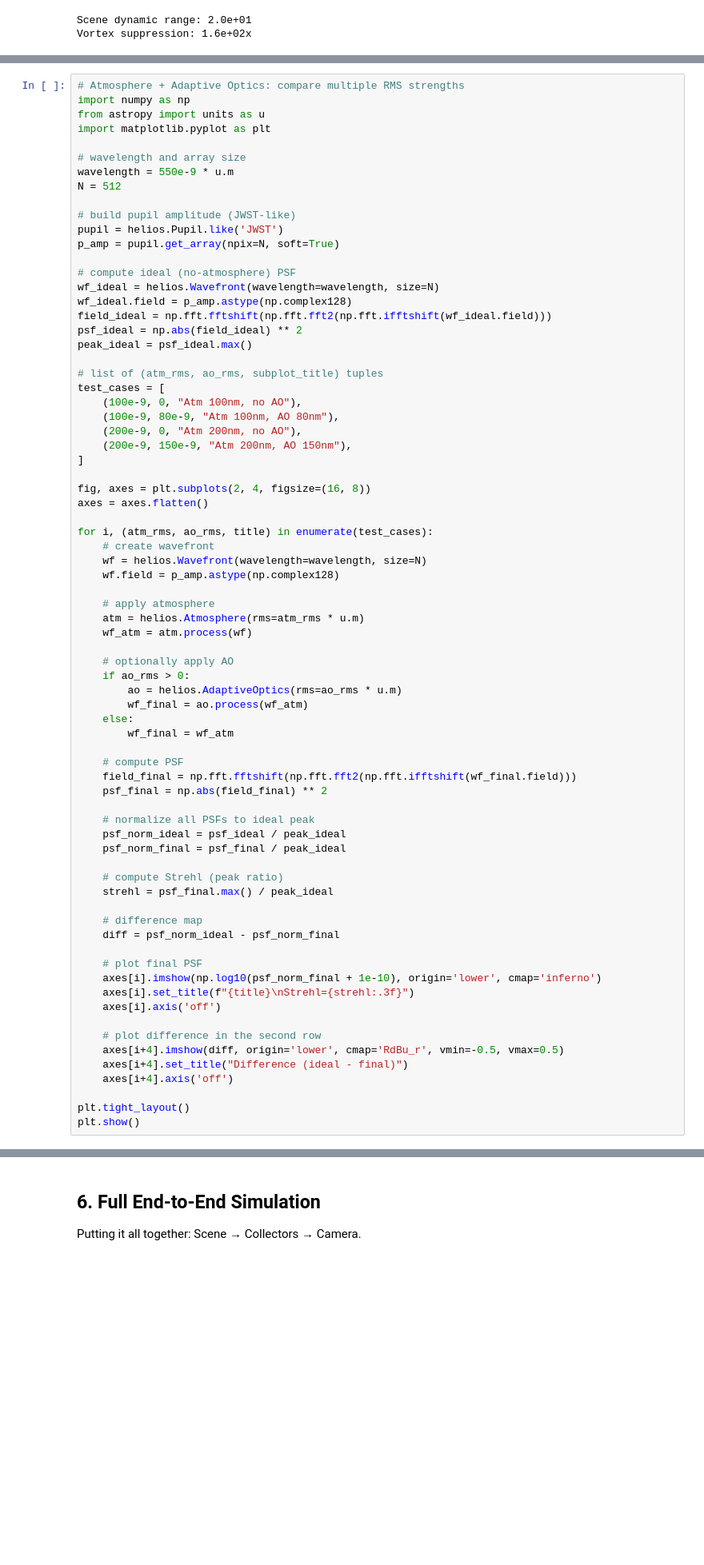
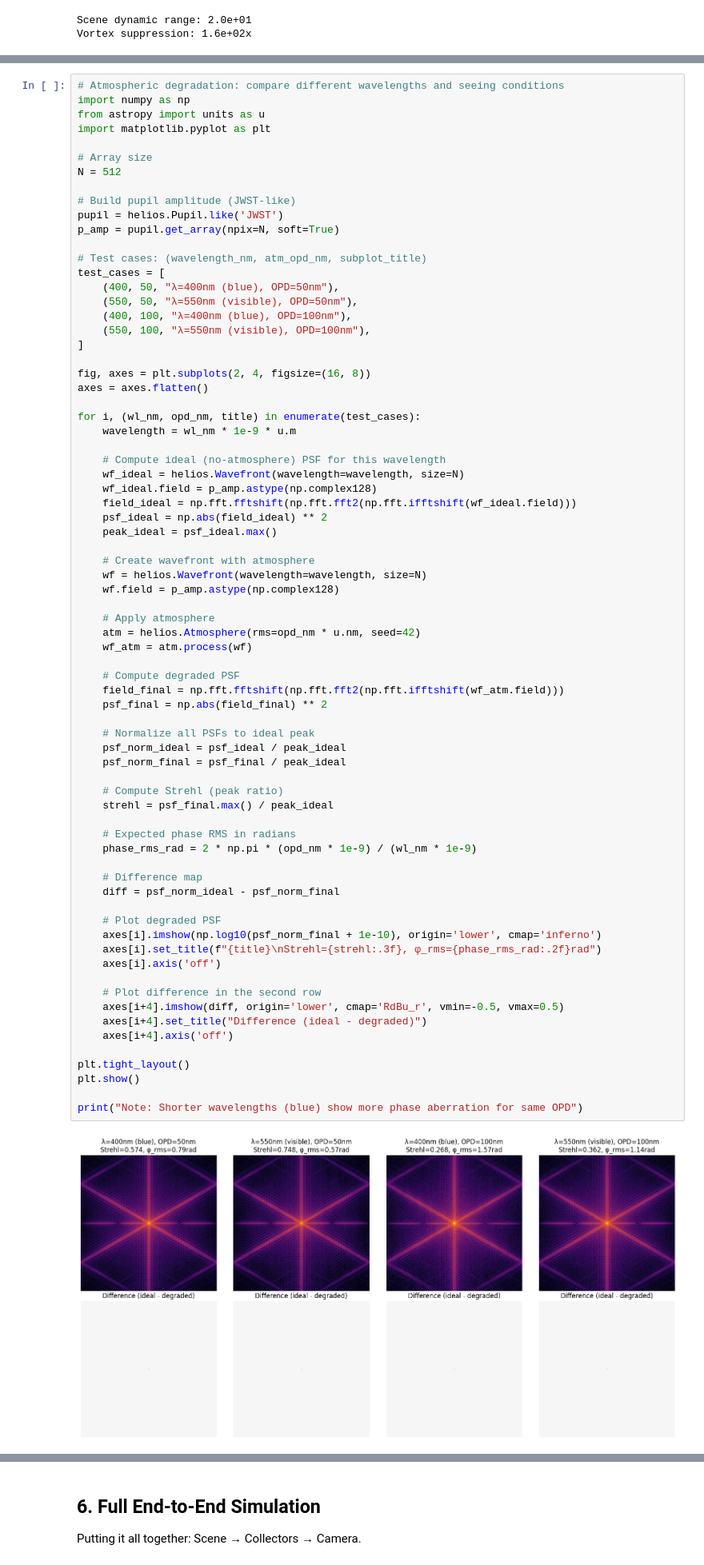
Before and after one commit to VForiel/HELIOS, a Jupyter notebook: examples/demo.ipynb, the cells around one changed output, grey strips where cells are left out. Shown at 80% size. Cells and saved outputs as stored; diff of their text form; blank space fills up the shorter version.

```diff
--- a/examples/demo.ipynb
+++ b/examples/demo.ipynb
@@ -312,75 +311,75 @@ All PSFs are normalized to the ideal (no-atmosphere) peak to visualize Strehl ra
 # %%
-# Atmosphere + Adaptive Optics: compare multiple RMS strengths
+# Atmospheric degradation: compare different wavelengths and seeing conditions
 import numpy as np
 from astropy import units as u
 import matplotlib.pyplot as plt
 
-# wavelength and array size
-wavelength = 550e-9 * u.m
+# Array size
 N = 512
 
-# build pupil amplitude (JWST-like)
+# Build pupil amplitude (JWST-like)
 pupil = helios.Pupil.like('JWST')
 p_amp = pupil.get_array(npix=N, soft=True)
 
-# compute ideal (no-atmosphere) PSF
-wf_ideal = helios.Wavefront(wavelength=wavelength, size=N)
-wf_ideal.field = p_amp.astype(np.complex128)
-field_ideal = np.fft.fftshift(np.fft.fft2(np.fft.ifftshift(wf_ideal.field)))
-psf_ideal = np.abs(field_ideal) ** 2
-peak_ideal = psf_ideal.max()
-
-# list of (atm_rms, ao_rms, subplot_title) tuples
+# Test cases: (wavelength_nm, atm_opd_nm, subplot_title)
 test_cases = [
-    (100e-9, 0, "Atm 100nm, no AO"),
-    (100e-9, 80e-9, "Atm 100nm, AO 80nm"),
-    (200e-9, 0, "Atm 200nm, no AO"),
-    (200e-9, 150e-9, "Atm 200nm, AO 150nm"),
+    (400, 50, "λ=400nm (blue), OPD=50nm"),
+    (550, 50, "λ=550nm (visible), OPD=50nm"),
+    (400, 100, "λ=400nm (blue), OPD=100nm"),
+    (550, 100, "λ=550nm (visible), OPD=100nm"),
 ]
 
 fig, axes = plt.subplots(2, 4, figsize=(16, 8))
 axes = axes.flatten()
 
-for i, (atm_rms, ao_rms, title) in enumerate(test_cases):
-    # create wavefront
+for i, (wl_nm, opd_nm, title) in enumerate(test_cases):
+    wavelength = wl_nm * 1e-9 * u.m
+
+    # Compute ideal (no-atmosphere) PSF for this wavelength
+    wf_ideal = helios.Wavefront(wavelength=wavelength, size=N)
+    wf_ideal.field = p_amp.astype(np.complex128)
+    field_ideal = np.fft.fftshift(np.fft.fft2(np.fft.ifftshift(wf_ideal.field)))
+    psf_ideal = np.abs(field_ideal) ** 2
+    peak_ideal = psf_ideal.max()
+
+    # Create wavefront with atmosphere
     wf = helios.Wavefront(wavelength=wavelength, size=N)
     wf.field = p_amp.astype(np.complex128)
 
-    # apply atmosphere
-    atm = helios.Atmosphere(rms=atm_rms * u.m)
+    # Apply atmosphere
+    atm = helios.Atmosphere(rms=opd_nm * u.nm, seed=42)
     wf_atm = atm.process(wf)
 
-    # optionally apply AO
-    if ao_rms > 0:
-        ao = helios.AdaptiveOptics(rms=ao_rms * u.m)
-        wf_final = ao.process(wf_atm)
-    else:
-        wf_final = wf_atm
-
-    # compute PSF
-    field_final = np.fft.fftshift(np.fft.fft2(np.fft.ifftshift(wf_final.field)))
+    # Compute degraded PSF
+    field_final = np.fft.fftshift(np.fft.fft2(np.fft.ifftshift(wf_atm.field)))
     psf_final = np.abs(field_final) ** 2
 
-    # normalize all PSFs to ideal peak
+    # Normalize all PSFs to ideal peak
     psf_norm_ideal = psf_ideal / peak_ideal
     psf_norm_final = psf_final / peak_ideal
 
-    # compute Strehl (peak ratio)
+    # Compute Strehl (peak ratio)
     strehl = psf_final.max() / peak_ideal
 
-    # difference map
+    # Expected phase RMS in radians
+    phase_rms_rad = 2 * np.pi * (opd_nm * 1e-9) / (wl_nm * 1e-9)
+
+    # Difference map
     diff = psf_norm_ideal - psf_norm_final
 
-    # plot final PSF
+    # Plot degraded PSF
     axes[i].imshow(np.log10(psf_norm_final + 1e-10), origin='lower', cmap='inferno')
-    axes[i].set_title(f"{title}\nStrehl={strehl:.3f}")
+    axes[i].set_title(f"{title}\nStrehl={strehl:.3f}, φ_rms={phase_rms_rad:.2f}rad")
     axes[i].axis('off')
 
-    # plot difference in the second row
+    # Plot difference in the second row
     axes[i+4].imshow(diff, origin='lower', cmap='RdBu_r', vmin=-0.5, vmax=0.5)
-    axes[i+4].set_title("Difference (ideal - final)")
+    axes[i+4].set_title("Difference (ideal - degraded)")
     axes[i+4].axis('off')
 
 plt.tight_layout()
 plt.show()
+
+print("Note: Shorter wavelengths (blue) show more phase aberration for same OPD")
 # %% [output]
+[figure, new version]
```
Also changed, not shown: parts of 3 cells of this notebook, 1 other file.
